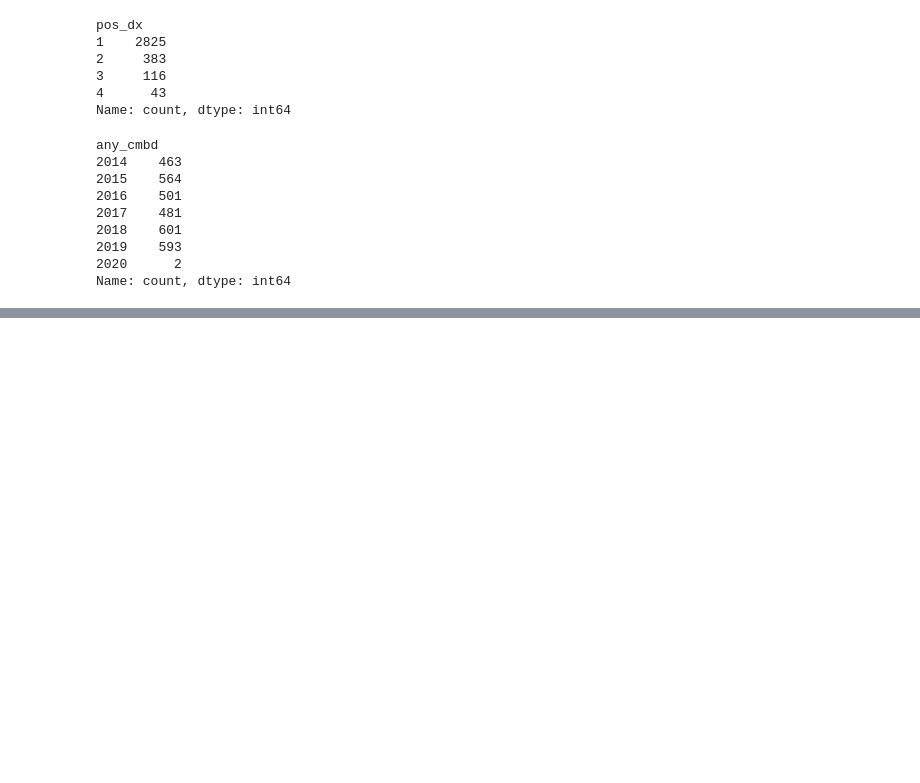
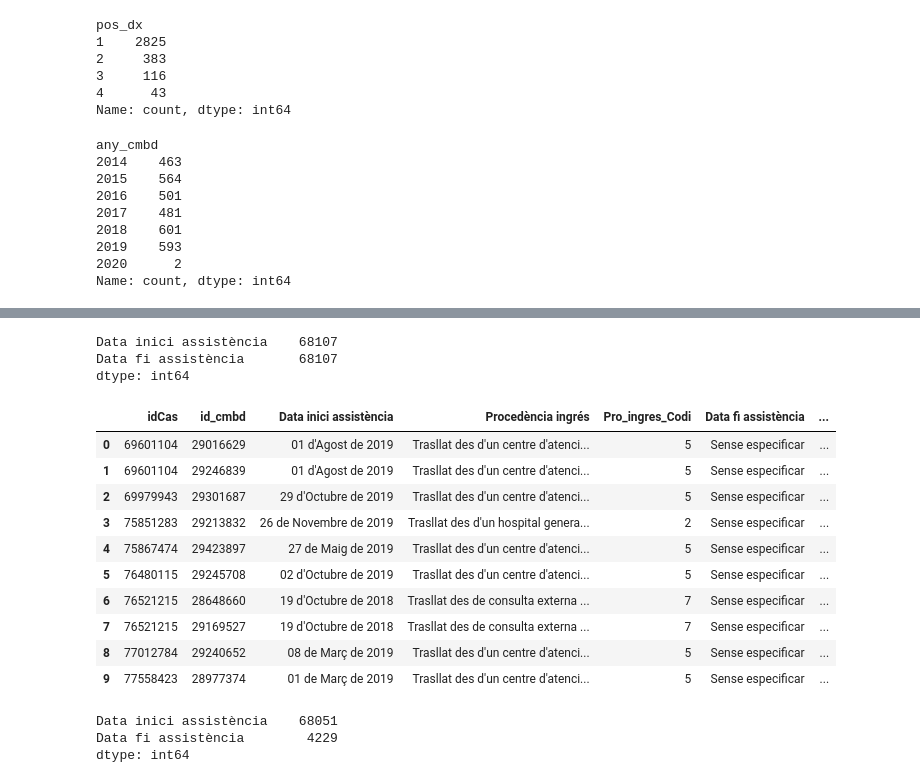
Before and after one commit to laiaraja/Data-sintetica, a Jupyter notebook: src/anys_cobertura_taules.ipynb, the cells around one changed output, grey strips where cells are left out. Cells and saved outputs as stored; diff of their text form; code cells hidden in the pictures; blank space fills up the shorter version.

```diff
--- a/src/anys_cobertura_taules.ipynb
+++ b/src/anys_cobertura_taules.ipynb
@@ -350,0 +353,8 @@ Name: count, dtype: int64
+# %%
+df_19_sma = pd.read_csv(r"C:\Users\laiar\Desktop\DATOS_PADRIS_nets\19_taula_sma_cap_cohort_grup_estudi_Final.csv")
+df_21_sma_dx = pd.read_csv(r"C:\Users\laiar\Desktop\DATOS_PADRIS_nets\21_taula_sma_dx_cohort_grup_estudi_Final.csv")
+
+df_19_f = df_19_sma[df_19_sma['idCas'].isin(df_schiz)]
+df_21_f = df_21_sma_dx[df_21_sma_dx['idCas'].isin(df_schiz)]
+
+print(df_21_f['Posició Diagnòstic'].value_counts().sort_index())
@@ -350,0 +374,40 @@ Name: count, dtype: int64
+# %%
+df_19_f[['Data inici assistència','Data fi assistència']].count()
+# %% [output]
+Data inici assistència    68107
+Data fi assistència       68107
+dtype: int64
+# %%
+# Taula 19 - columnes seleccionades
+df_19_slim = df_19_f[['idCas', 'Identificador de registre CMBD', 'Data inici assistència',
+                        'Procedència ingrés', 'Pro_ingres_Codi', 'Data fi assistència',
+                        'Visites en centres ambulatoris de salut mental']]\
+    .rename(columns={'Identificador de registre CMBD': 'id_cmbd'})
+
+# Taula 21 - pivot posicions 1-4
+df_21_wide = df_21_f[df_21_f['Posició Diagnòstic'].isin([1,2,3,4])]\
+    .pivot_table(index=['idCas', 'Identificador de registre CMBD'], columns='Posició Diagnòstic', values='Diagnòstic', aggfunc='first')\
+    .reindex(columns=[1,2,3,4])\
+    .reset_index()
+df_21_wide.columns = ['idCas', 'id_cmbd', 'diag_1', 'diag_2', 'diag_3', 'diag_4']
+for i in [1,2,3,4]:
+    df_21_wide.insert(df_21_wide.columns.get_loc(f'diag_{i}'), f'pos_diag_{i}',
+        df_21_wide[f'diag_{i}'].apply(lambda x: i if pd.notna(x) else None))
+
+# Merge
+df_merged_sma = df_19_slim\
+    .merge(df_21_wide, on=['idCas', 'id_cmbd'], how='left')
+# %%
+df_merged_sma.head(10)
+# %% [output]
+|  | idCas | id_cmbd | Data inici assistència | Procedència ingrés | Pro_ingres_Codi | Data fi assistència | ... |
+| 0 | 69601104 | 29016629 | 01 d'Agost de 2019 | Trasllat des d'un centre d'atenci... | 5 | Sense especificar | ... |
+| 1 | 69601104 | 29246839 | 01 d'Agost de 2019 | Trasllat des d'un centre d'atenci... | 5 | Sense especificar | ... |
+| 2 | 69979943 | 29301687 | 29 d'Octubre de 2019 | Trasllat des d'un centre d'atenci... | 5 | Sense especificar | ... |
+| 3 | 75851283 | 29213832 | 26 de Novembre de 2019 | Trasllat des d'un hospital genera... | 2 | Sense especificar | ... |
+| 4 | 75867474 | 29423897 | 27 de Maig de 2019 | Trasllat des d'un centre d'atenci... | 5 | Sense especificar | ... |
+| 5 | 76480115 | 29245708 | 02 d'Octubre de 2019 | Trasllat des d'un centre d'atenci... | 5 | Sense especificar | ... |
+| 6 | 76521215 | 28648660 | 19 d'Octubre de 2018 | Trasllat des de consulta externa ... | 7 | Sense especificar | ... |
+| 7 | 76521215 | 29169527 | 19 d'Octubre de 2018 | Trasllat des de consulta externa ... | 7 | Sense especificar | ... |
+| 8 | 77012784 | 29240652 | 08 de Març de 2019 | Trasllat des d'un centre d'atenci... | 5 | Sense especificar | ... |
+| 9 | 77558423 | 28977374 | 01 de Març de 2019 | Trasllat des d'un centre d'atenci... | 5 | Sense especificar | ... |
@@ -350,0 +438,6 @@ Name: count, dtype: int64
+# %%
+df_merged_sma[['Data inici assistència','Data fi assistència']].count()
+# %% [output]
+Data inici assistència    68051
+Data fi assistència        4229
+dtype: int64
```
Also changed, not shown: parts of 8 cells of this notebook.
